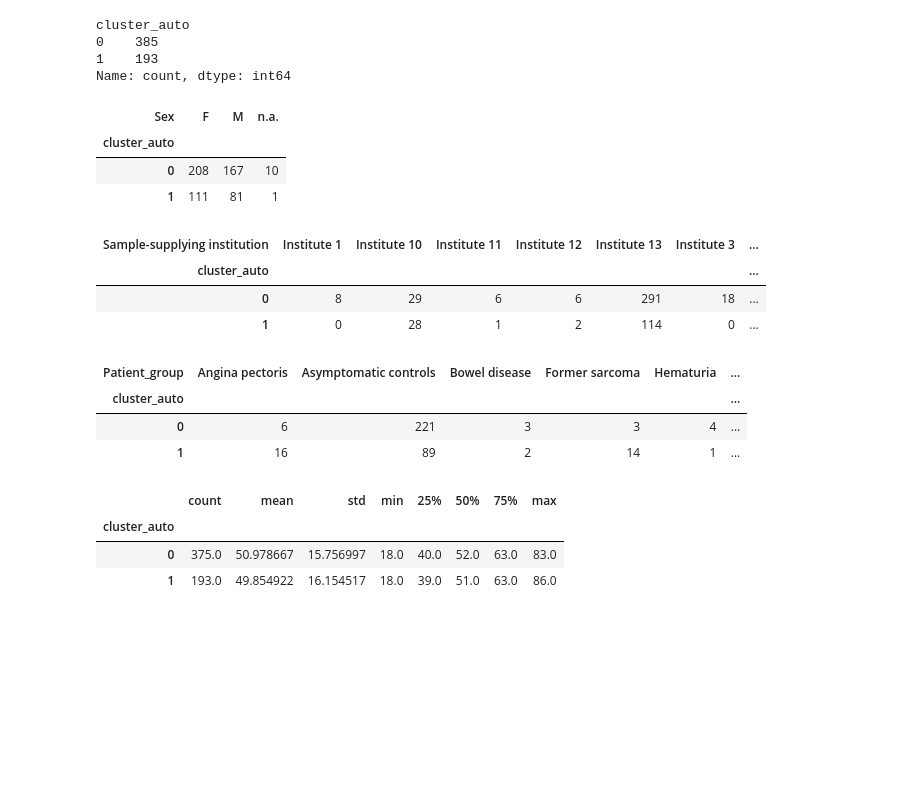
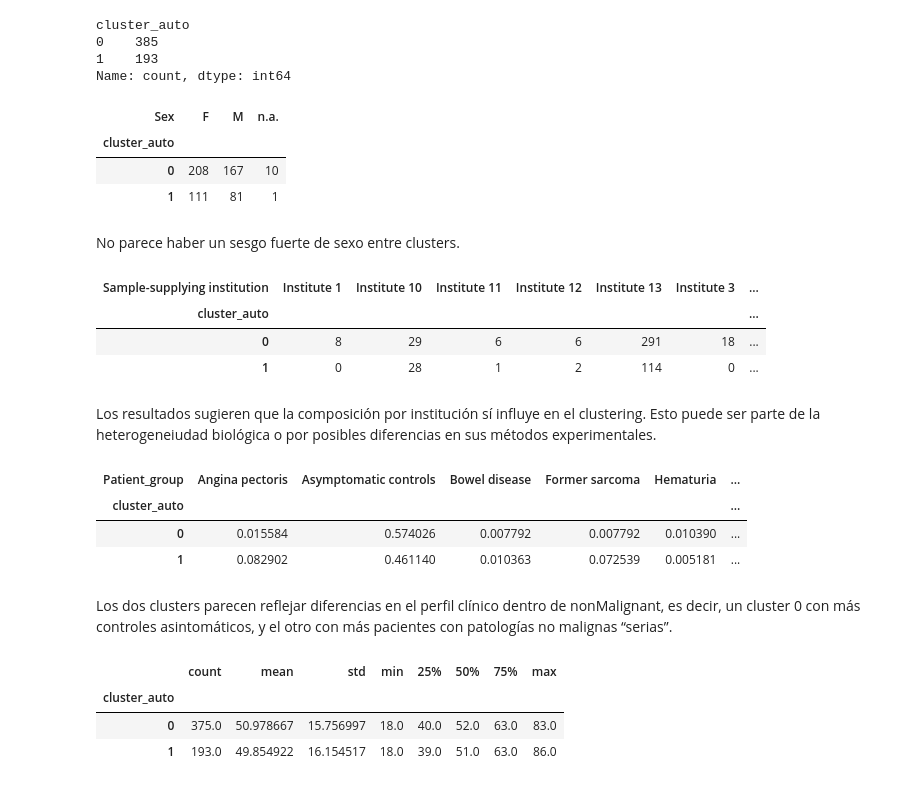
Before and after one commit to MisterMito/TFM, a Jupyter notebook: notebooks/1.1-ssic-eda-poblacional-heterogeneidad-nonmalignant.ipynb, the cells around one changed output. Drawn from its saved outputs; the diff is of its cells as text; code cells hidden in the pictures; blank space fills up the shorter version.

Commit message:
Feat: Análisis estadístico del resultado de la clusterización en pacientes no malignos

```diff
--- a/notebooks/1.1-ssic-eda-poblacional-heterogeneidad-nonmalignant.ipynb
+++ b/notebooks/1.1-ssic-eda-poblacional-heterogeneidad-nonmalignant.ipynb
@@ -330,13 +361,15 @@ cluster_auto
 0    385
 1    193
 Name: count, dtype: int64
-# %%
-pd.crosstab(meta_nm["cluster_auto"], meta_nm["Sex"])
-# %% [output]
-| Sex | F | M | n.a. |
-| cluster_auto |  |  |  |
-| 0 | 208 | 167 | 10 |
-| 1 | 111 | 81 | 1 |
+# %%
+pd.crosstab(meta_nm["cluster_auto"], meta_nm["Sex"])
+# %% [output]
+| Sex | F | M | n.a. |
+| cluster_auto |  |  |  |
+| 0 | 208 | 167 | 10 |
+| 1 | 111 | 81 | 1 |
+# %% [markdown]
+No parece haber un sesgo fuerte de sexo entre clusters.
 # %%
 pd.crosstab(meta_nm["cluster_auto"], meta_nm["Sample-supplying institution"])
 # %% [output]
@@ -344,13 +377,17 @@ pd.crosstab(meta_nm["cluster_auto"], meta_nm["Sample-supplying institution"])
 | cluster_auto |  |  |  |  |  |  | ... |
 | 0 | 8 | 29 | 6 | 6 | 291 | 18 | ... |
 | 1 | 0 | 28 | 1 | 2 | 114 | 0 | ... |
+# %% [markdown]
+Los resultados sugieren que la composición por institución sí influye en el clustering. Esto puede ser parte de la heterogeneiudad biológica o por posibles diferencias en sus métodos experimentales.
 # %%
-pd.crosstab(meta_nm["cluster_auto"], meta_nm["Patient_group"])
+pd.crosstab(meta_nm["cluster_auto"], meta_nm["Patient_group"], normalize='index')
 # %% [output]
 | Patient_group | Angina pectoris | Asymptomatic controls | Bowel disease | Former sarcoma | Hematuria | ... |
 | cluster_auto |  |  |  |  |  | ... |
-| 0 | 6 | 221 | 3 | 3 | 4 | ... |
-| 1 | 16 | 89 | 2 | 14 | 1 | ... |
+| 0 | 0.015584 | 0.574026 | 0.007792 | 0.007792 | 0.010390 | ... |
+| 1 | 0.082902 | 0.461140 | 0.010363 | 0.072539 | 0.005181 | ... |
+# %% [markdown]
+Los dos clusters parecen reflejar diferencias en el perfil clínico dentro de nonMalignant, es decir, un cluster 0 con más controles asintomáticos, y el otro con más pacientes con patologías no malignas “serias”.
 # %%
 meta_nm.groupby("cluster_auto")["Age"].describe()
 # %% [output]
```
Also changed, not shown: parts of 12 cells of this notebook.
